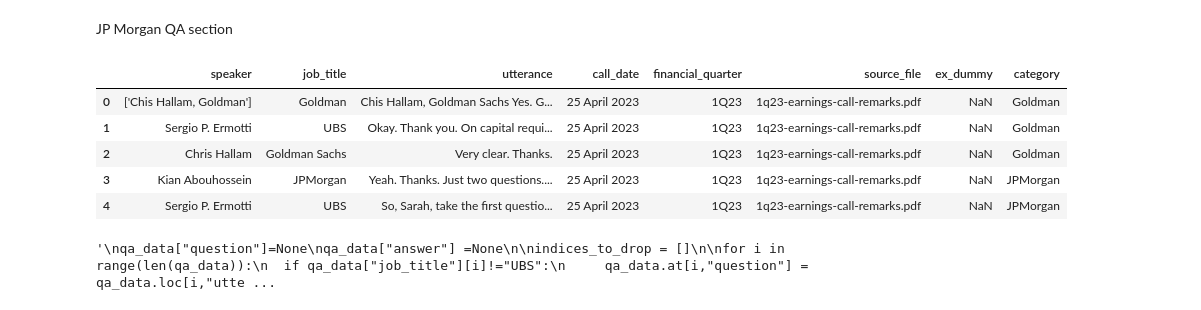
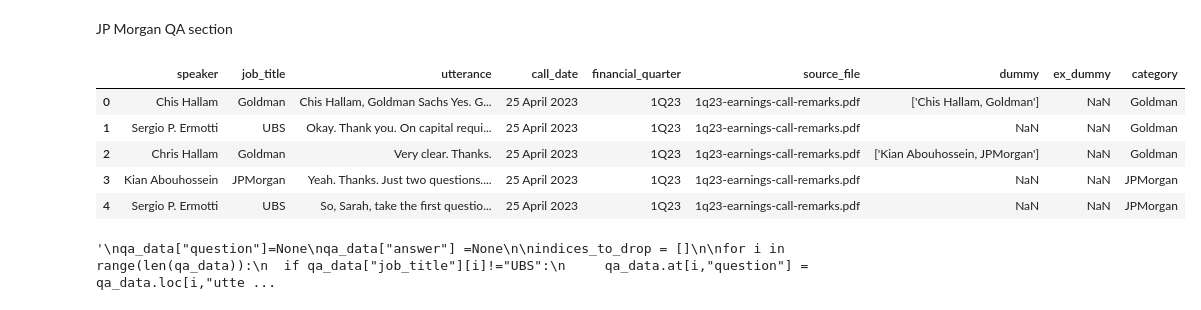
Before and after one commit to sheldonkemper/bank_of_england, a Jupyter notebook: notebooks/processed/ct_preprocessing_ubs_pairing.ipynb, the cells around one changed output. Drawn from its saved outputs; the diff is of its cells as text; code cells hidden in the pictures.

```diff
--- a/notebooks/processed/ct_preprocessing_ubs_pairing.ipynb
+++ b/notebooks/processed/ct_preprocessing_ubs_pairing.ipynb
@@ -180,15 +180,15 @@ Drive already mounted at /content/drive; to attempt to forcibly remount, call dr
 JP Morgan QA section
 # %%
 #Defining qa_data
-qa_data = pd.read_csv("/content/ubs_data3.csv")
+qa_data = pd.read_csv("/content/ubs_data.csv")
 qa_data.head()
 # %% [output]
-|  | speaker | job_title | utterance | call_date | financial_quarter | source_file | ex_dummy | category |
-| 0 | ['Chis Hallam, Goldman'] | Goldman | Chis Hallam, Goldman Sachs Yes. G... | 25 April 2023 | 1Q23 | 1q23-earnings-call-remarks.pdf | NaN | Goldman |
-| 1 | Sergio P. Ermotti | UBS | Okay. Thank you. On capital requi... | 25 April 2023 | 1Q23 | 1q23-earnings-call-remarks.pdf | NaN | Goldman |
-| 2 | Chris Hallam | Goldman Sachs | Very clear. Thanks. | 25 April 2023 | 1Q23 | 1q23-earnings-call-remarks.pdf | NaN | Goldman |
-| 3 | Kian Abouhossein | JPMorgan | Yeah. Thanks. Just two questions.... | 25 April 2023 | 1Q23 | 1q23-earnings-call-remarks.pdf | NaN | JPMorgan |
-| 4 | Sergio P. Ermotti | UBS | So, Sarah, take the first questio... | 25 April 2023 | 1Q23 | 1q23-earnings-call-remarks.pdf | NaN | JPMorgan |
+|  | speaker | job_title | utterance | call_date | financial_quarter | source_file | dummy | ex_dummy | category |
+| 0 | Chis Hallam | Goldman | Chis Hallam, Goldman Sachs Yes. G... | 25 April 2023 | 1Q23 | 1q23-earnings-call-remarks.pdf | ['Chis Hallam, Goldman'] | NaN | Goldman |
+| 1 | Sergio P. Ermotti | UBS | Okay. Thank you. On capital requi... | 25 April 2023 | 1Q23 | 1q23-earnings-call-remarks.pdf | NaN | NaN | Goldman |
+| 2 | Chris Hallam | Goldman | Very clear. Thanks. | 25 April 2023 | 1Q23 | 1q23-earnings-call-remarks.pdf | ['Kian Abouhossein, JPMorgan'] | NaN | Goldman |
+| 3 | Kian Abouhossein | JPMorgan | Yeah. Thanks. Just two questions.... | 25 April 2023 | 1Q23 | 1q23-earnings-call-remarks.pdf | NaN | NaN | JPMorgan |
+| 4 | Sergio P. Ermotti | UBS | So, Sarah, take the first questio... | 25 April 2023 | 1Q23 | 1q23-earnings-call-remarks.pdf | NaN | NaN | JPMorgan |
 # %%
 qa_data["question"] = None
 qa_data["answer"] = None
```
Also changed, not shown: parts of 3 cells of this notebook.
